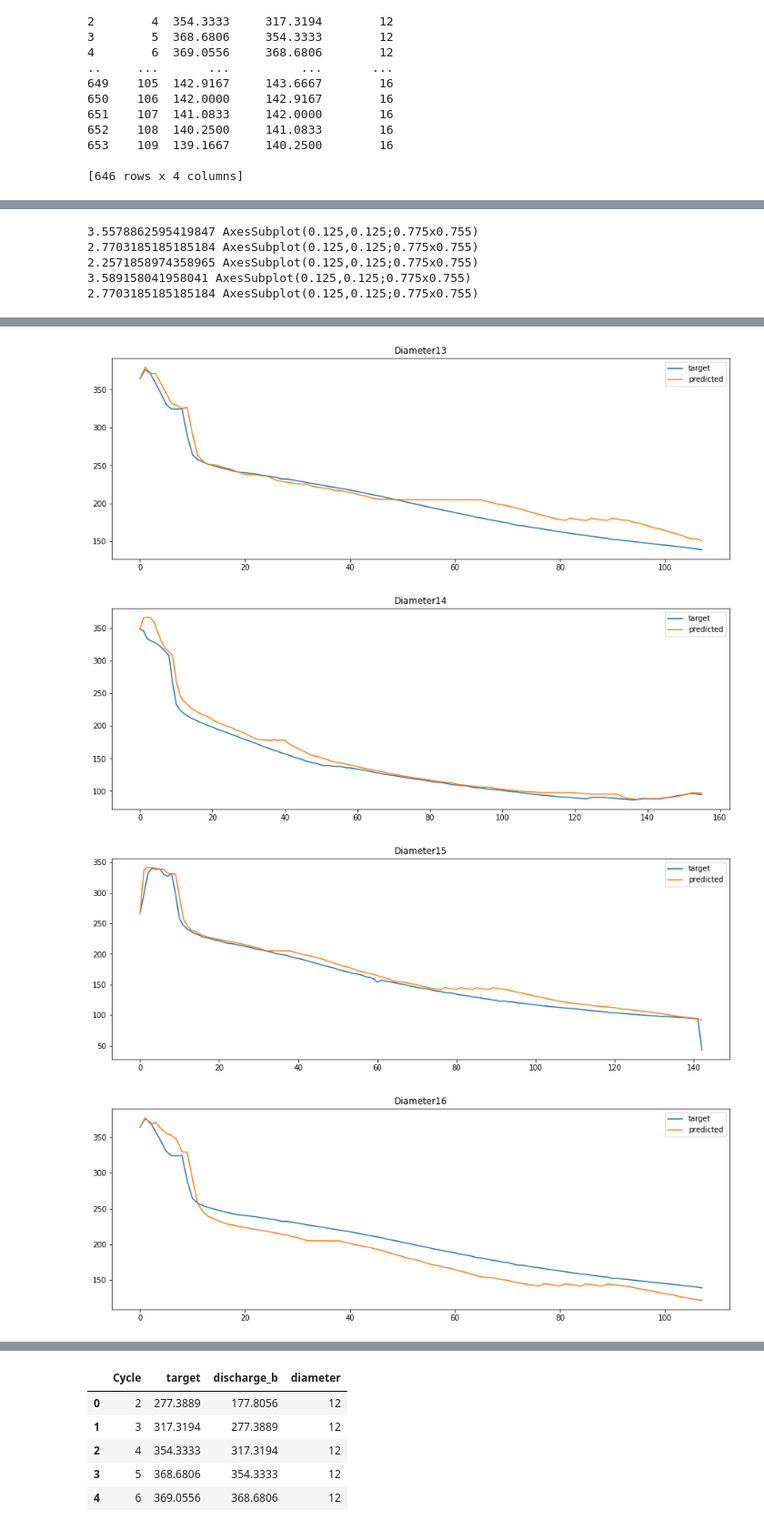
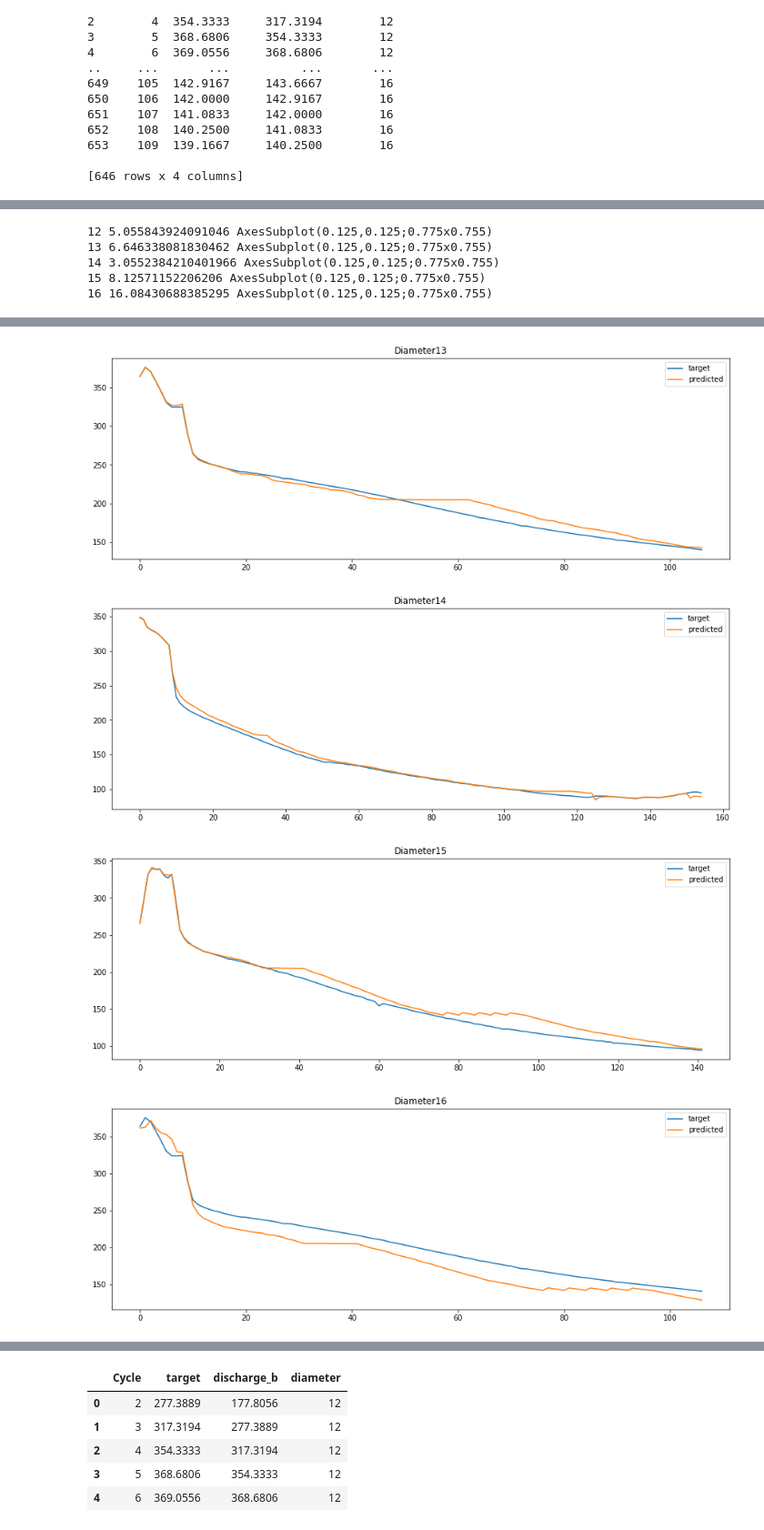
Before and after one commit to galacticor/learndatascience, a Jupyter notebook: mlforbattery/MLforbattery1.ipynb, the cells around one changed output, grey strips where cells are left out. Shown at 91% size. Cells and saved outputs as stored; diff of their text form; code cells hidden in the pictures.

```diff
--- a/mlforbattery/MLforbattery1.ipynb
+++ b/mlforbattery/MLforbattery1.ipynb
@@ -70,10 +101,11 @@ print(data)
 [646 rows x 4 columns]
 # %%
 from sklearn.metrics import mean_absolute_error
+from sklearn.ensemble import RandomForestRegressor
 
-model = XGBRegressor(n_estimators=3000, learning_rate=0.01)
+# I use XGBoost model
+model = XGBRegressor(n_estimators=4000, learning_rate=0.01)
+# model = RandomForestRegressor(n_estimators=2500)
 model.fit(data_train, y_train)
-y_predict = model.predict(data_test)
-mae = mean_absolute_error(y_test, y_predict)
-print(mae)
+# y_predict = model.predict(data_test)
 # %% [output]
@@ -94,8 +119,0 @@ def get_mae(model, data, boundary):
-# %%
-
-mae, res, plt = get_mae(model, data, 16)
-datax = data.loc[data.diameter == 16].copy()
-print(type(res))
-datax['predicted'] = res
-print(datax.head())
-_ = datax[['target', 'predicted']].plot(figsize=(15, 5))
@@ -112,13 +120,19 @@ _ = datax[['target', 'predicted']].plot(figsize=(15, 5))
 # %%
+# Lets write function that can be used multiple times, this function use last data to predict next data
 def tebak(d, datax, cycle):
-  check = pd.DataFrame({'Cycle' : [2],'discharge_b':datax.iloc[0,2], 'diameter':[d]})
+  check = pd.DataFrame({'Cycle' : [2],'discharge_b':datax['discharge_b'].iloc[0], 'diameter':[d]})
   for i in range(cycle-1):
     res = model.predict(check.tail(1))
     tmp = pd.DataFrame({'Cycle' : check.iloc[-1,0]+1,'discharge_b':res, 'diameter':[d]})
     check=check.append(tmp, ignore_index=True)
-
-  # datax['predicted'] = check['discharge_b']
-  # print(datax.head())
-  # mae = mean_absolute_error(datax['target'],datax['discharge_b'])
-  # frame = datax[['target', 'predicted']].plot(figsize=(15, 5), title='Diameter' + str(d))
   return check
+# %%
+check = tebak(16,data_test,data_test.shape[0])
+check = check.drop(check.index[0]).reset_index(drop=True)
+y_check = y_test[:-1]
+# print(check.head())
+# print(y_check.head())
+mae = mean_absolute_error(y_check, check['discharge_b'])
+print(mae)
+# My model get Mean Absolute Error 16.08, I already tuned the model with various learning rate and n_estimators
+# But this score the best XGBoost can get
@@ -126,16 +142,20 @@ def tebak(d, datax, cycle):
 xxx = list()
 test = [12,13,14,15,16]
 for i in range(len(test)):
-  datax = data.loc[data.diameter == test[i]].copy().reset_index()
+  datax = data.loc[data.diameter == test[i]].copy().reset_index(drop=True)
   check = tebak(test[i],datax, datax.shape[0])
+  check = check.drop(check.index[0]).reset_index(drop=True)
+  datax.drop(datax.tail(1).index, inplace=True)
+  # print(check.shape, datax.shape)
   datax['predicted'] = check['discharge_b']
+  # print(datax.head)
   xxx.append((datax, test[i]))
-  mae = mean_absolute_error(datax['target'],datax['discharge_b'])
+  mae = mean_absolute_error(datax['target'],datax['predicted'])
   frame = datax[['target', 'predicted']].plot(figsize=(15, 5), title='Diameter' + str(test[i]))
-  print(mae,frame)
+  print(test[i],mae,frame)
 # %% [output]
-3.5578862595419847 AxesSubplot(0.125,0.125;0.775x0.755)
-2.7703185185185184 AxesSubplot(0.125,0.125;0.775x0.755)
-2.2571858974358965 AxesSubplot(0.125,0.125;0.775x0.755)
-3.589158041958041 AxesSubplot(0.125,0.125;0.775x0.755)
-2.7703185185185184 AxesSubplot(0.125,0.125;0.775x0.755)
+12 5.055843924091046 AxesSubplot(0.125,0.125;0.775x0.755)
+13 6.646338081830462 AxesSubplot(0.125,0.125;0.775x0.755)
+14 3.0552384210401966 AxesSubplot(0.125,0.125;0.775x0.755)
+15 8.12571152206206 AxesSubplot(0.125,0.125;0.775x0.755)
+16 16.08430688385295 AxesSubplot(0.125,0.125;0.775x0.755)
@@ -143,4 +163,4 @@ for i in range(len(test)):
-[figure, old version]
+[figure, new version]
-[figure, old version]
+[figure, new version]
-[figure, old version]
+[figure, new version]
-[figure, old version]
+[figure, new version]
```
Also changed, not shown: parts of 21 cells of this notebook.
